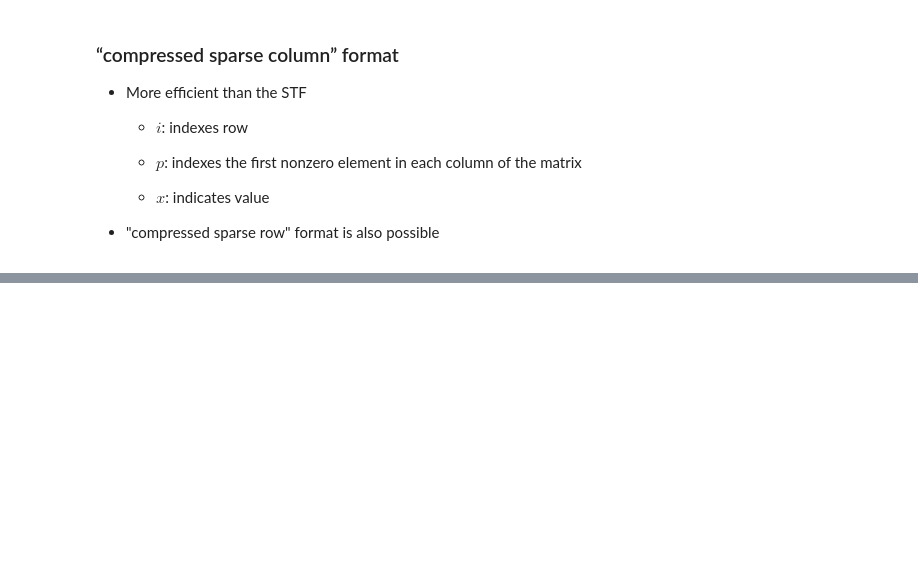
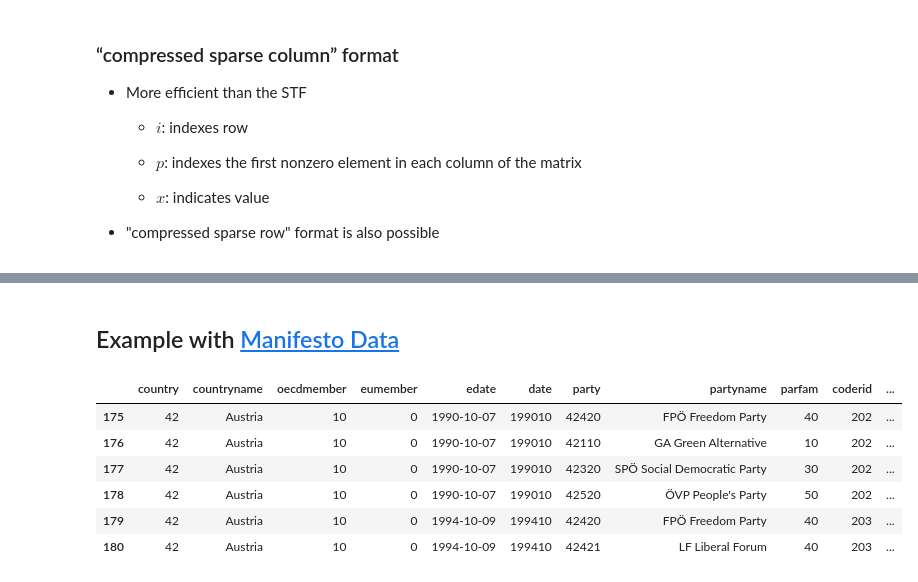
Before and after one commit to IvonGu/lectures-1, a Jupyter notebook: week02/ST445_wk2_lecture.ipynb, the cells around one changed output, grey strips where cells are left out. Cells and saved outputs as stored; diff of their text form; code cells hidden in the pictures; blank space fills up the shorter version.

```diff
--- a/week02/ST445_wk2_lecture.ipynb
+++ b/week02/ST445_wk2_lecture.ipynb
@@ -320,0 +437,14 @@ This is “wide" format: ![image](figures/cmpdata.png){width="105.00000%"}
+# %% [markdown]
+## Example with [Manifesto Data](https://manifesto-project.wzb.eu)
+# %%
+library("reshape2", warn.conflicts = FALSE)
+load("cmpdata.RData")
+head(cmpdata)
+# %% [output]
+|  | country | countryname | oecdmember | eumember | edate | date | party | partyname | parfam | coderid | ... |
+| 175 | 42 | Austria | 10 | 0 | 1990-10-07 | 199010 | 42420 | FPÖ Freedom Party | 40 | 202 | ... |
+| 176 | 42 | Austria | 10 | 0 | 1990-10-07 | 199010 | 42110 | GA Green Alternative | 10 | 202 | ... |
+| 177 | 42 | Austria | 10 | 0 | 1990-10-07 | 199010 | 42320 | SPÖ Social Democratic Party | 30 | 202 | ... |
+| 178 | 42 | Austria | 10 | 0 | 1990-10-07 | 199010 | 42520 | ÖVP People's Party | 50 | 202 | ... |
+| 179 | 42 | Austria | 10 | 0 | 1994-10-09 | 199410 | 42420 | FPÖ Freedom Party | 40 | 203 | ... |
+| 180 | 42 | Austria | 10 | 0 | 1994-10-09 | 199410 | 42421 | LF Liberal Forum | 40 | 203 | ... |
```
Also changed, not shown: parts of 39 cells of this notebook.
